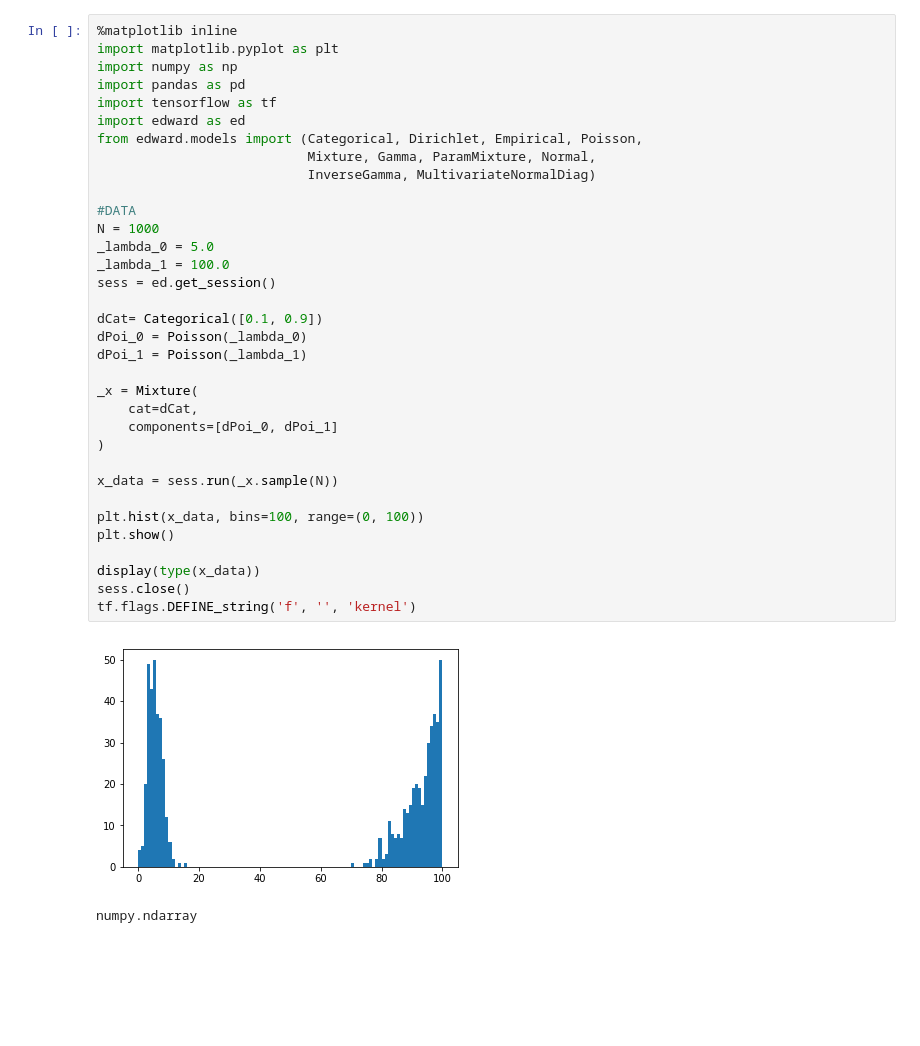
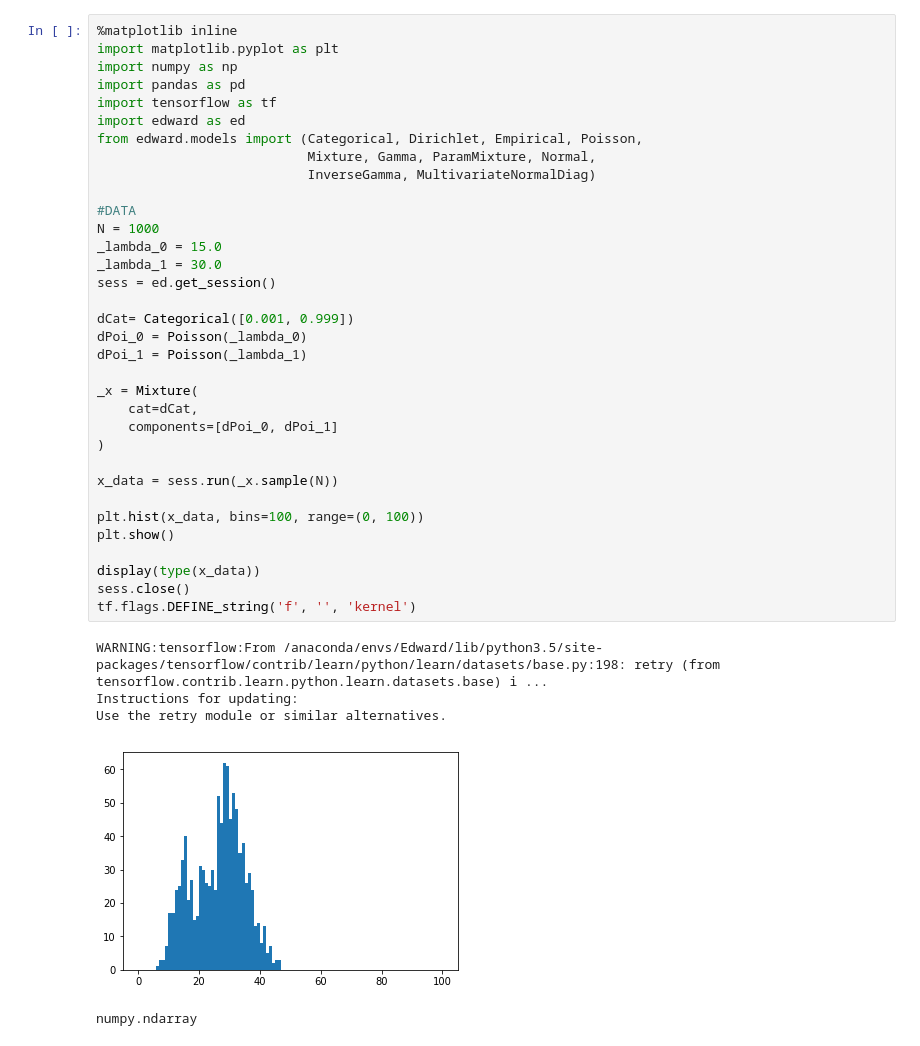
Before and after one commit to KTaskn/edward_exercise, a Jupyter notebook: poison_mixture.ipynb, the cells around one changed output. Drawn from its saved outputs; the diff is of its cells as text; blank space fills up the shorter version.

```diff
--- a/poison_mixture.ipynb
+++ b/poison_mixture.ipynb
@@ -3,38 +3,41 @@
 import matplotlib.pyplot as plt
 import numpy as np
 import pandas as pd
 import tensorflow as tf
 import edward as ed
 from edward.models import (Categorical, Dirichlet, Empirical, Poisson,
                            Mixture, Gamma, ParamMixture, Normal,
                            InverseGamma, MultivariateNormalDiag)
 
 #DATA
 N = 1000
-_lambda_0 = 5.0
-_lambda_1 = 100.0
+_lambda_0 = 15.0
+_lambda_1 = 30.0
 sess = ed.get_session()
 
-dCat= Categorical([0.1, 0.9])
+dCat= Categorical([0.001, 0.999])
 dPoi_0 = Poisson(_lambda_0)
 dPoi_1 = Poisson(_lambda_1)
 
 _x = Mixture(
     cat=dCat,
     components=[dPoi_0, dPoi_1]
 )
 
 x_data = sess.run(_x.sample(N))
 
 plt.hist(x_data, bins=100, range=(0, 100))
 plt.show()
 
 display(type(x_data))
 sess.close()
 tf.flags.DEFINE_string('f', '', 'kernel')
 # %% [output]
+WARNING:tensorflow:From /anaconda/envs/Edward/lib/python3.5/site-packages/tensorflow/contrib/learn/python/learn/datasets/base.py:198: retry (from tensorflow.contrib.learn.python.learn.datasets.base) i ...
+Instructions for updating:
+Use the retry module or similar alternatives.
-[figure, old version]
+[figure, new version]
-numpy.ndarray
+numpy.ndarray
 # %%
 from IPython.display import clear_output
 
```
Also changed, not shown: parts of 7 cells of this notebook.
